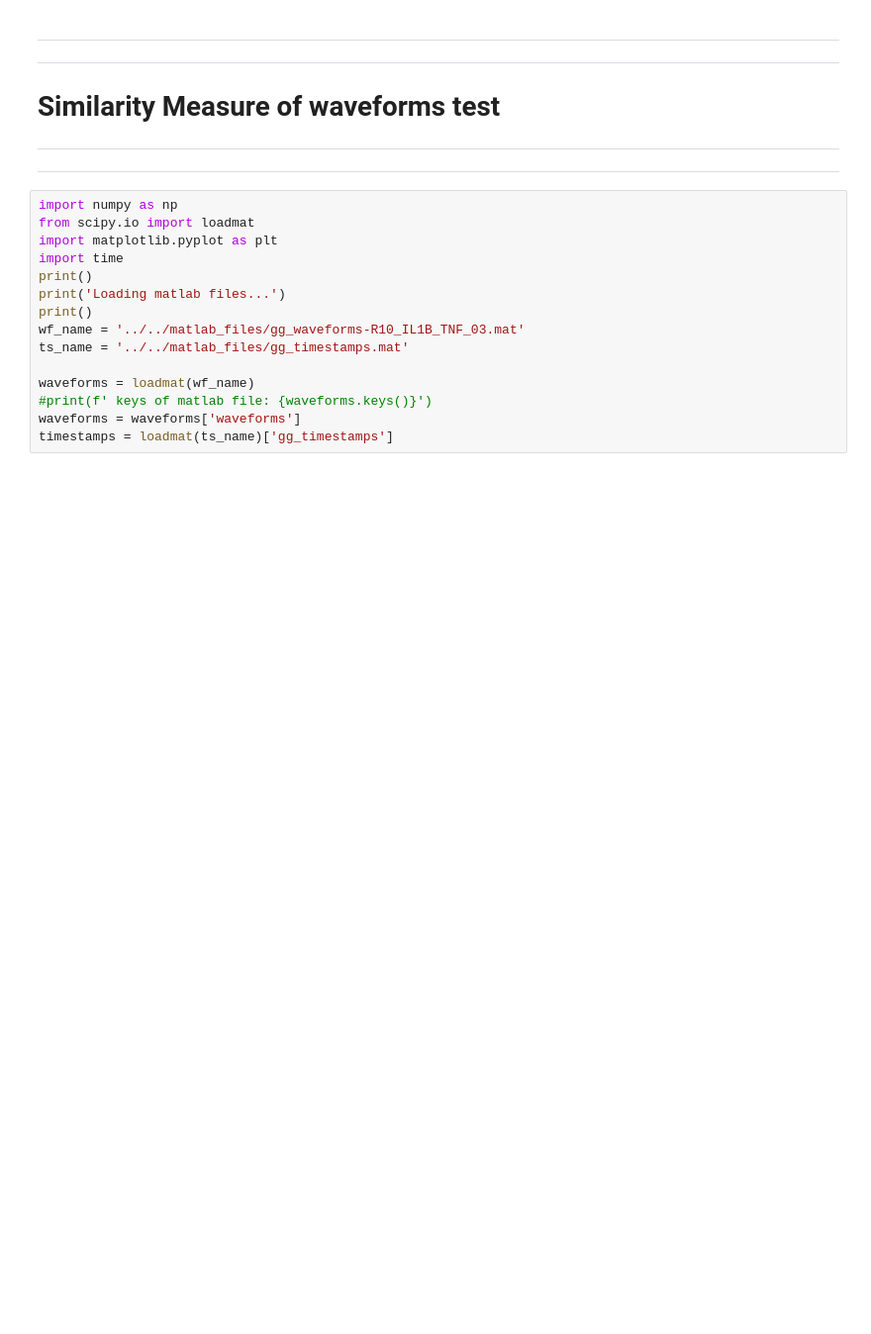
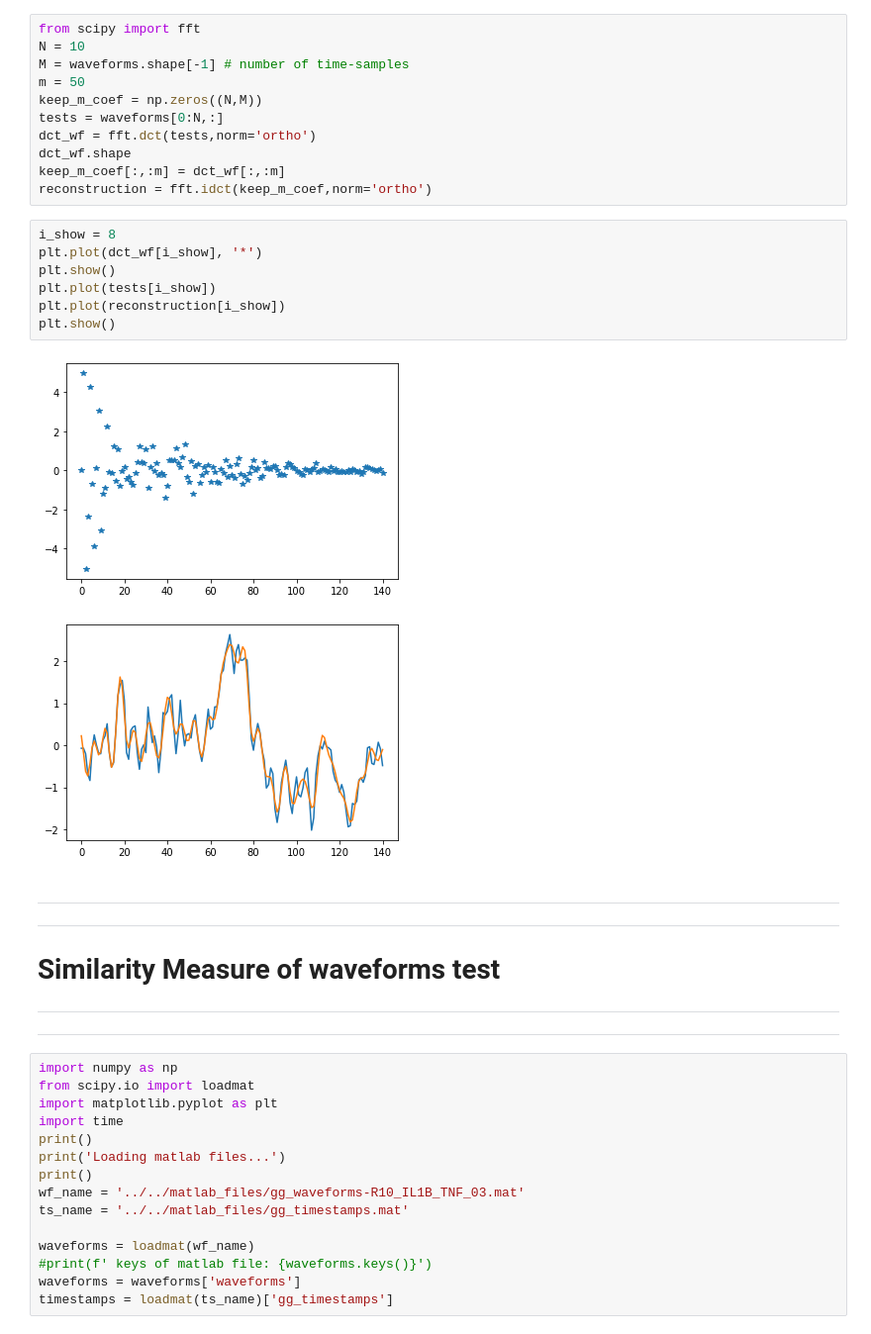
Before and after one commit to gabberiel/cytokine_activity, a Jupyter notebook: gg_jupyters/random_tests.ipynb, the cells around one changed output. Shown: that part at 99% size. Cells and saved outputs as stored; diff of their text form; blank space fills up the shorter version.

```diff
--- a/gg_jupyters/random_tests.ipynb
+++ b/gg_jupyters/random_tests.ipynb
@@ -15,3 +29,24 @@ array([43.27720724, 43.27720724, 43.27720724, 43.27720724, 43.27720724])
+# %%
+from scipy import fft
+N = 10
+M = waveforms.shape[-1] # number of time-samples
+m = 50
+keep_m_coef = np.zeros((N,M))
+tests = waveforms[0:N,:]
+dct_wf = fft.dct(tests,norm='ortho')
+dct_wf.shape
+keep_m_coef[:,:m] = dct_wf[:,:m]
+reconstruction = fft.idct(keep_m_coef,norm='ortho')
+# %%
+i_show = 8
+plt.plot(dct_wf[i_show], '*')
+plt.show()
+plt.plot(tests[i_show])
+plt.plot(reconstruction[i_show])
+plt.show()
+# %% [output]
+[figure, added]
+[figure, added]
 # %% [markdown]
 -----------------------
 -----------------------
```
Also changed, not shown: parts of 7 cells of this notebook, 7 other files.
